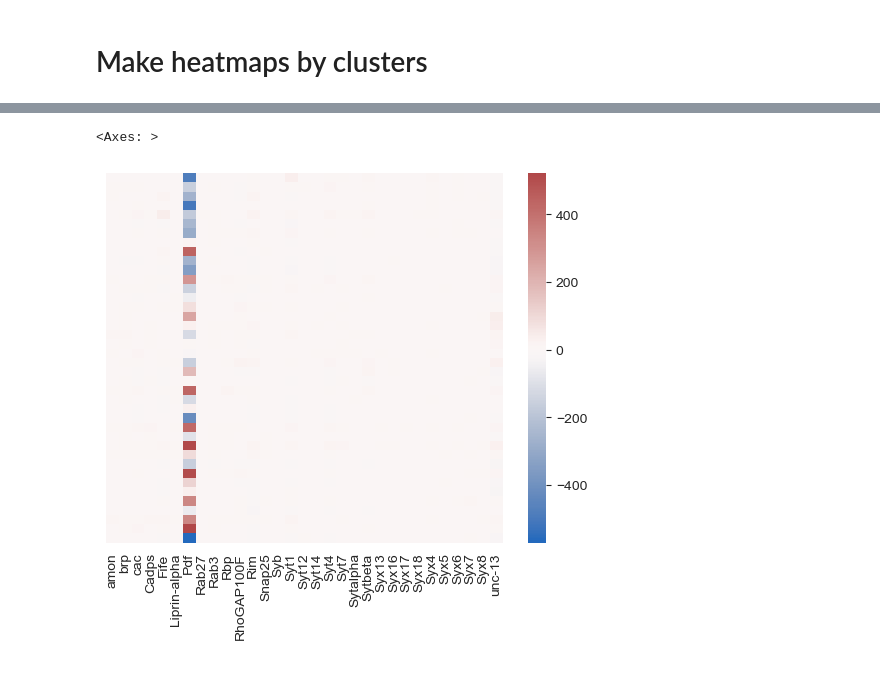
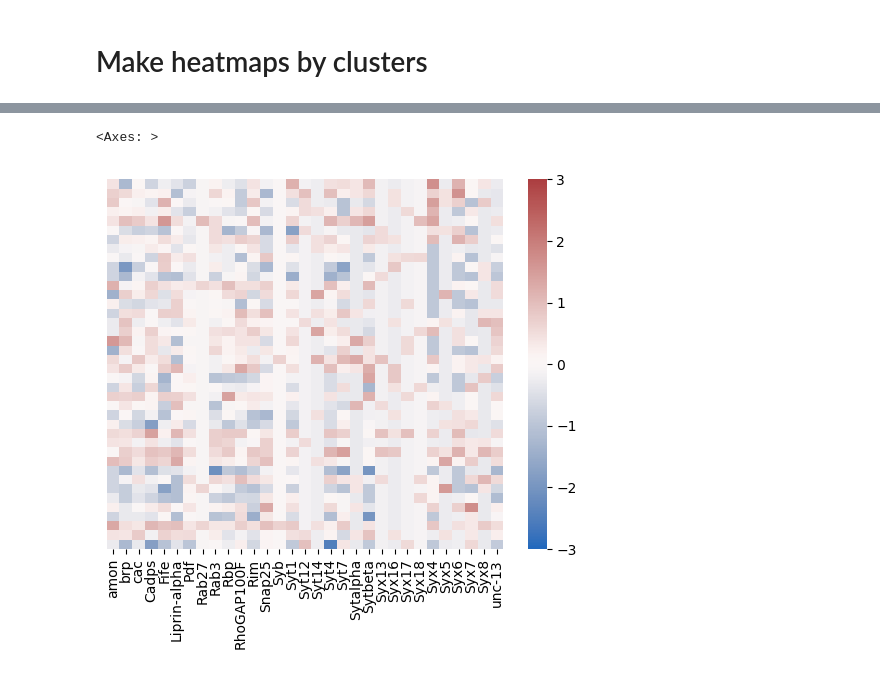
Before and after one commit to gonzagrau/circadian-drosophilia-viewer, a Jupyter notebook: test_heatmap.ipynb, the cells around one changed output, grey strips where cells are left out. Saved outputs shown, nothing was run; the diff lists cells and outputs as text; code cells hidden in the pictures.

```diff
--- a/test_heatmap.ipynb
+++ b/test_heatmap.ipynb
@@ -66,10 +62,12 @@ LNV_df
 # %%
 sns.heatmap(LNV_df,
             cmap='vlag',
             cbar=True,
-            center=0,
+            center=0.05,
+            vmin=-3,
+            vmax=3,
             yticklabels=False,
             xticklabels=True)
 # %% [output]
 <Axes: >
-[figure, old version]
+[figure, new version]
```
Also changed, not shown: parts of 3 cells of this notebook, 3 other files.
